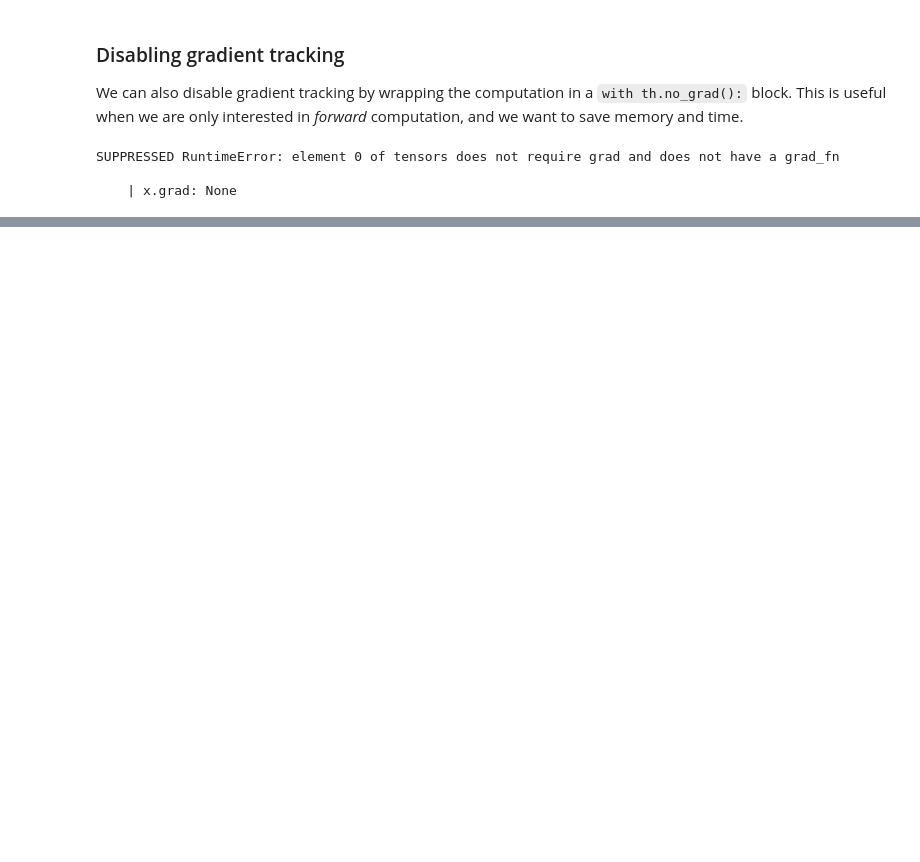
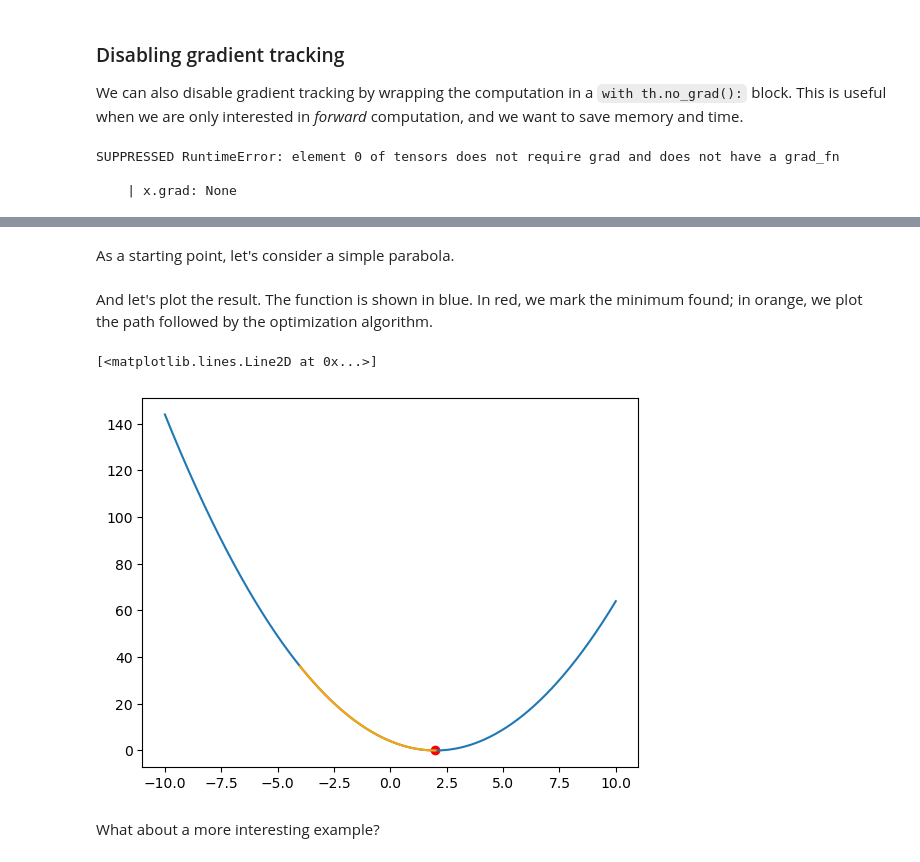
Before and after one commit to emaballarin/deeplearning-units, a Jupyter notebook: labs/01_intro_to_pytorch/03_pytorch_autodiff.ipynb, the cells around one changed output, grey strips where cells are left out. Drawn from its saved outputs; the diff is of its cells as text; code cells hidden in the pictures; blank space fills up the shorter version.

```diff
--- a/labs/01_intro_to_pytorch/03_pytorch_autodiff.ipynb
+++ b/labs/01_intro_to_pytorch/03_pytorch_autodiff.ipynb
@@ -214,9 +217,9 @@ _ = ic(x.grad)
 
 We can also disable gradient tracking by wrapping the computation in a `with th.no_grad():` block. This is useful when we are only interested in *forward* computation, and we want to save memory and time.
 # %%
-x = th.rand(1, requires_grad=True)
+x: Tensor = th.rand(1, requires_grad=True)
 with th.no_grad():
-    y = x**2
+    y: Tensor = x**2
 # %%
 try:
     y.backward()
@@ -229,0 +237,31 @@ SUPPRESSED RuntimeError: element 0 of tensors does not require grad and does not
+# %%
+def minimize_1d(
+    f: Callable[[Tensor], Tensor], x0: float, lr: float = 2e-3, n_steps: int = int(1e4)
+) -> Tuple[float, List[float]]:
+    x: Tensor = th.tensor(x0, requires_grad=True, dtype=th.float32)
+    path: List[float] = [x.item()]
+    for _ in range(n_steps):
+        y: Tensor = f(x)
+        y.backward()
+        x.data -= lr * x.grad
+        x.grad.zero_()
+        path.append(x.item())
+    return x.item(), path
+# %% [markdown]
+As a starting point, let's consider a simple parabola.
+# %%
+f = lambda x: (x - 2) ** 2
+xhat, xpath = minimize_1d(f, -4)
+# %% [markdown]
+And let's plot the result. The function is shown in blue. In red, we mark the minimum found; in orange, we plot the path followed by the optimization algorithm.
+# %%
+x = th.linspace(-10, 10, 1000)
+# %%
+plt.plot(x, f(x))
+plt.scatter(xhat, f(th.tensor(xhat)).item(), color="red")
+plt.plot(xpath, [f(th.tensor(xi)).item() for xi in xpath], color="orange")
+# %% [output]
+[<matplotlib.lines.Line2D at 0x...>]
+[figure, added]
+# %% [markdown]
+What about a more interesting example?
```
Also changed, not shown: parts of 19 cells of this notebook, 2 other files.
